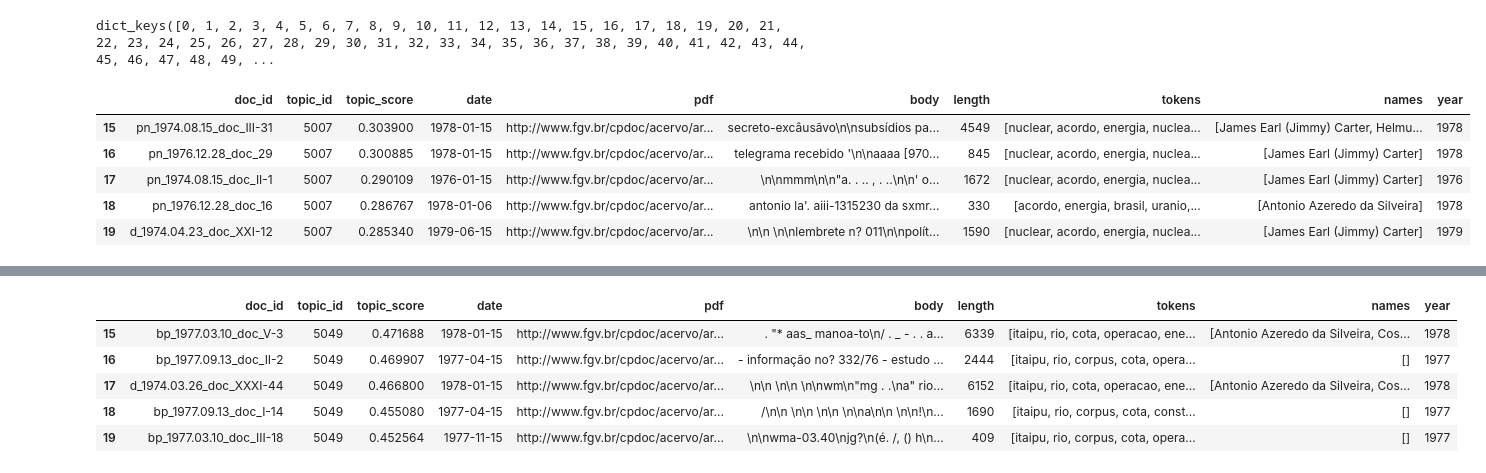
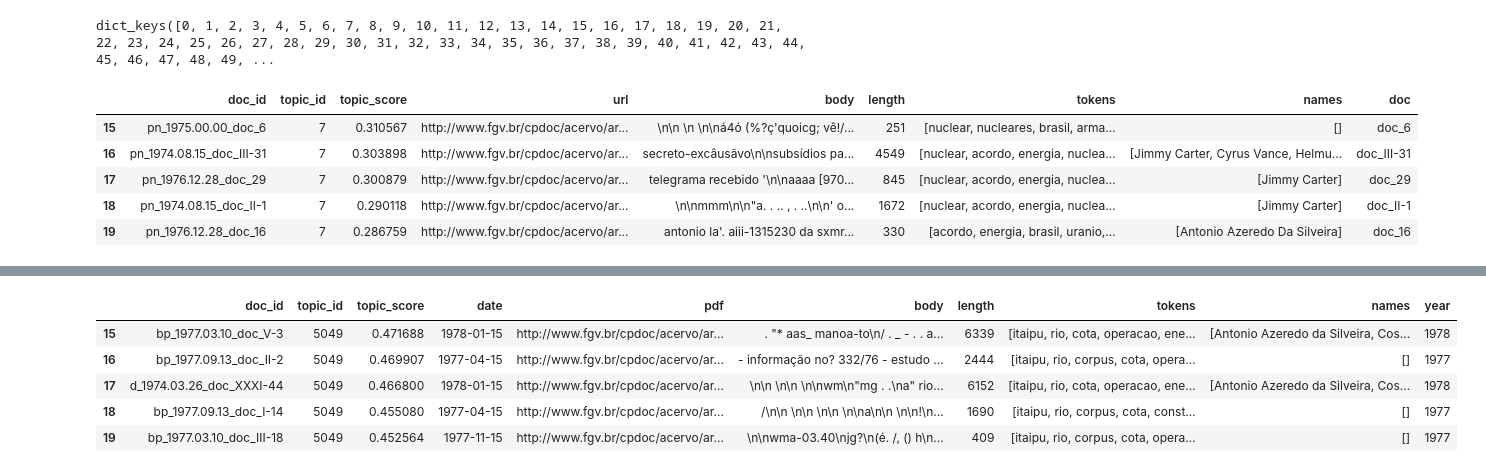
Before and after one commit to Marcelobbr/thesis, a Jupyter notebook: notebooks/thesis-vis.ipynb, the cells around one changed output, grey strips where cells are left out. Saved outputs shown, nothing was run; the diff lists cells and outputs as text; code cells hidden in the pictures.

Commit message:
changing pkl to sqlite source

```diff
--- a/notebooks/thesis-vis.ipynb
+++ b/notebooks/thesis-vis.ipynb
@@ -78,7 +130,7 @@ persons = persons.rename(index=str, columns={"id": "person_id"})
 # %%
-person_doc = cpdoc_tables['person_doc ']
+# person_doc = cpdoc_tables['person_doc ']
 person_doc = pd.merge(person_doc, persons, on='person_id', how='inner')
-person_doc = person_doc.drop(columns=['date', 'source', 'birth_year', 'death_year', 'description'])
+person_doc = person_doc[['person_id', 'doc_id', 'person_count', 'name']]
 person_doc = person_doc.replace('(.*),(.*),.*', r'\1,\2', regex=True)
 person_doc = person_doc.replace('(.*), (.*)', r'\2 \1', regex=True)
 # %%
@@ -111,5 +172,6 @@ person_doc_count = person_doc_count.reset_index()
 # %%
-docs = cpdoc_tables['docs'][['id', 'title', 'pdf', 'body']]
+# docs = cpdoc_tables['docs'][['id', 'title', 'pdf', 'body']]
+docs = docs[['id', 'url', 'body']]
 docs = docs.rename(index=str, columns={"id": "doc_id"})
 docs['length'] = docs['body'].apply(lambda x: len(x.split()))
 docs.head()
@@ -132,5 +192,6 @@ home OR fgv OR broken? home
 # %%
-file_lda_model = outer_inputs+'model_lda_100_rs_00.pkl'
+# file_lda_model = outer_inputs+'model_lda_100_rs_00.pkl'
+file_lda_model = os.path.join(inputs,'model_lda_100_rs_00.pkl')
 lda_model = pickle.load(open(file_lda_model, 'rb'))
 # %%
 def remove_special_char(text):
@@ -161,8 +221,9 @@ main_topics = [['International Cooperation for Development', 99], ['Geisel forei
 # %%
 def build_vis_table(topic_num, df):
-    if len(str(topic_num)) == 1: topic_id = '500'+str(topic_num)
-    else: topic_id = '50'+str(topic_num)
-    topic_id = int(topic_id)
+#     if len(str(topic_num)) == 1: topic_id = '500'+str(topic_num)
+#     else: topic_id = '50'+str(topic_num)
+#     topic_id = int(topic_id)
+    topic_id = topic_num
 
     topic_tokens = lda_model.print_topics(-1, num_words=20)[topic_num]
     #topic_tokens[1]
@@ -187,7 +248,7 @@ def build_vis_table(topic_num, df):
 
     ### merge topics and tokens
     df = pd.merge(df, docs, on='doc_id', how='inner')
-    df = df.drop(columns=['title'])
+#     df = df.drop(columns=['title'])
 
     ### relate docs to list of persons
     #filters person_doc
@@ -200,7 +261,7 @@ def build_vis_table(topic_num, df):
 
     #merge topics and persons
     df = pd.merge(df, person_doc_filtered, on='doc_id', how='outer')
-    df['year'] = df['date'].apply(lambda x: x.year)
+#     df['year'] = df['date'].apply(lambda x: x.year)
     df = df.astype({'names': 'object'})
     for row in df.loc[df.names.isnull(), 'names'].index:
         df.at[row, 'names'] = []
@@ -216,11 +277,11 @@ topic_vis_dict.keys()
 # %% [output]
 dict_keys([0, 1, 2, 3, 4, 5, 6, 7, 8, 9, 10, 11, 12, 13, 14, 15, 16, 17, 18, 19, 20, 21, 22, 23, 24, 25, 26, 27, 28, 29, 30, 31, 32, 33, 34, 35, 36, 37, 38, 39, 40, 41, 42, 43, 44, 45, 46, 47, 48, 49, ...
 # %%
-topic_vis_dict[7].tail(})
+topic_vis_dict[7].tail()
 # %% [output]
-|  | doc_id | topic_id | topic_score | date | pdf | body | length | tokens | names | year |
-| 15 | pn_1974.08.15_doc_III-31 | 5007 | 0.303900 | 1978-01-15 | http://www.fgv.br/cpdoc/acervo/ar... | secreto-excâusãvo\n\nsubsídios pa... | 4549 | [nuclear, acordo, energia, nuclea... | [James Earl (Jimmy) Carter, Helmu... | 1978 |
-| 16 | pn_1976.12.28_doc_29 | 5007 | 0.300885 | 1978-01-15 | http://www.fgv.br/cpdoc/acervo/ar... | telegrama recebido '\n\naaaa [970... | 845 | [nuclear, acordo, energia, nuclea... | [James Earl (Jimmy) Carter] | 1978 |
-| 17 | pn_1974.08.15_doc_II-1 | 5007 | 0.290109 | 1976-01-15 | http://www.fgv.br/cpdoc/acervo/ar... | \n\nmmm\n\n"a. . .. , . ..\n\n' o... | 1672 | [nuclear, acordo, energia, nuclea... | [James Earl (Jimmy) Carter] | 1976 |
-| 18 | pn_1976.12.28_doc_16 | 5007 | 0.286767 | 1978-01-06 | http://www.fgv.br/cpdoc/acervo/ar... | antonio la'. aiii-1315230 da sxmr... | 330 | [acordo, energia, brasil, uranio,... | [Antonio Azeredo da Silveira] | 1978 |
-| 19 | d_1974.04.23_doc_XXI-12 | 5007 | 0.285340 | 1979-06-15 | http://www.fgv.br/cpdoc/acervo/ar... | \n\n \n\nlembrete n? 011\n\npolít... | 1590 | [nuclear, acordo, energia, nuclea... | [James Earl (Jimmy) Carter] | 1979 |
+|  | doc_id | topic_id | topic_score | url | body | length | tokens | names | doc |
+| 15 | pn_1975.00.00_doc_6 | 7 | 0.310567 | http://www.fgv.br/cpdoc/acervo/ar... | \n\n \n \n\ná4ó (%?ç'quoicg; vê!/... | 251 | [nuclear, nucleares, brasil, arma... | [] | doc_6 |
+| 16 | pn_1974.08.15_doc_III-31 | 7 | 0.303898 | http://www.fgv.br/cpdoc/acervo/ar... | secreto-excâusãvo\n\nsubsídios pa... | 4549 | [nuclear, acordo, energia, nuclea... | [Jimmy Carter, Cyrus Vance, Helmu... | doc_III-31 |
+| 17 | pn_1976.12.28_doc_29 | 7 | 0.300879 | http://www.fgv.br/cpdoc/acervo/ar... | telegrama recebido '\n\naaaa [970... | 845 | [nuclear, acordo, energia, nuclea... | [Jimmy Carter] | doc_29 |
+| 18 | pn_1974.08.15_doc_II-1 | 7 | 0.290118 | http://www.fgv.br/cpdoc/acervo/ar... | \n\nmmm\n\n"a. . .. , . ..\n\n' o... | 1672 | [nuclear, acordo, energia, nuclea... | [Jimmy Carter] | doc_II-1 |
+| 19 | pn_1976.12.28_doc_16 | 7 | 0.286759 | http://www.fgv.br/cpdoc/acervo/ar... | antonio la'. aiii-1315230 da sxmr... | 330 | [acordo, energia, brasil, uranio,... | [Antonio Azeredo Da Silveira] | doc_16 |
```
Also changed, not shown: parts of 35 cells of this notebook.
